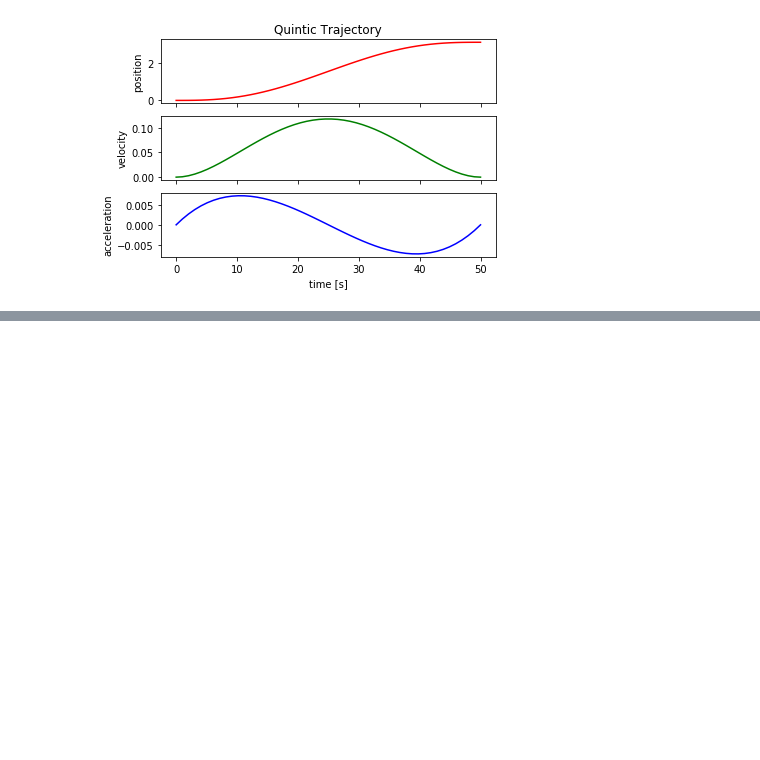
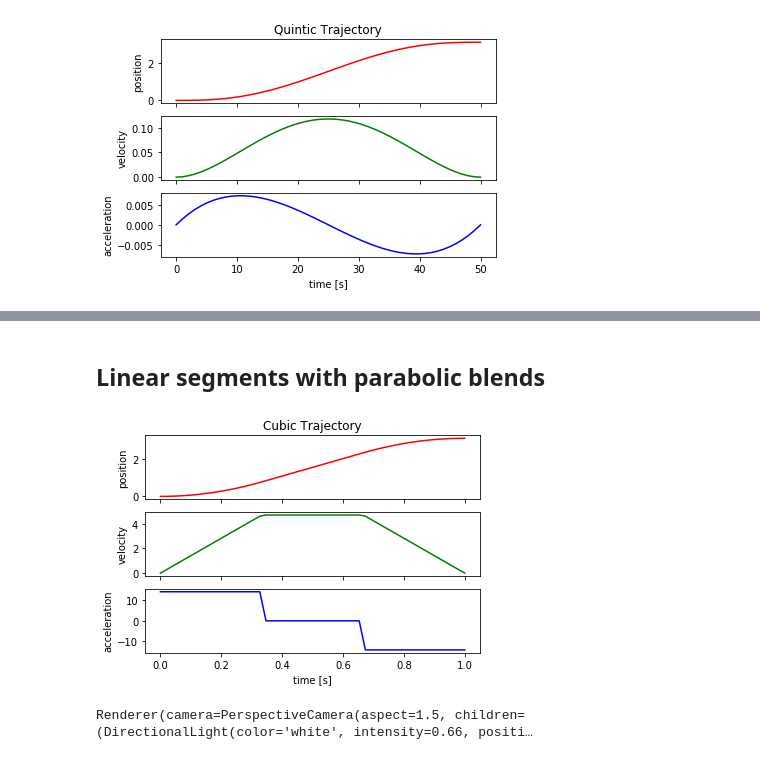
Before and after one commit to eirikwha/tpk4170-robotics, a Jupyter notebook: tpk4170/lectures/trajectory_planning/Trajectory Planning.ipynb, the cells around one changed output, grey strips where cells are left out. Drawn from its saved outputs; the diff is of its cells as text; code cells hidden in the pictures; blank space fills up the shorter version.

Commit message:
Added trajectory vis in 3D

```diff
--- a/tpk4170/lectures/trajectory_planning/Trajectory Planning.ipynb
+++ b/tpk4170/lectures/trajectory_planning/Trajectory Planning.ipynb
@@ -77,0 +80,8 @@ plot_trajectory(trajectories[1], iscubic=False)
+# %% [markdown]
+## Linear segments with parabolic blends
+# %%
+traj = lspb_trajectory(0, np.pi, 1)
+# %%
+plot_trajectory(traj)
+# %% [output]
+[figure, added]
@@ -77,0 +96,4 @@ plot_trajectory(trajectories[1], iscubic=False)
+# %%
+vis = Kr6R900SixxVisualizer(show_trajectory=True)
+# %% [output]
+Renderer(camera=PerspectiveCamera(aspect=1.5, children=(DirectionalLight(color='white', intensity=0.66, positi…
```
Also changed, not shown: parts of 7 cells of this notebook, 7 other files.
